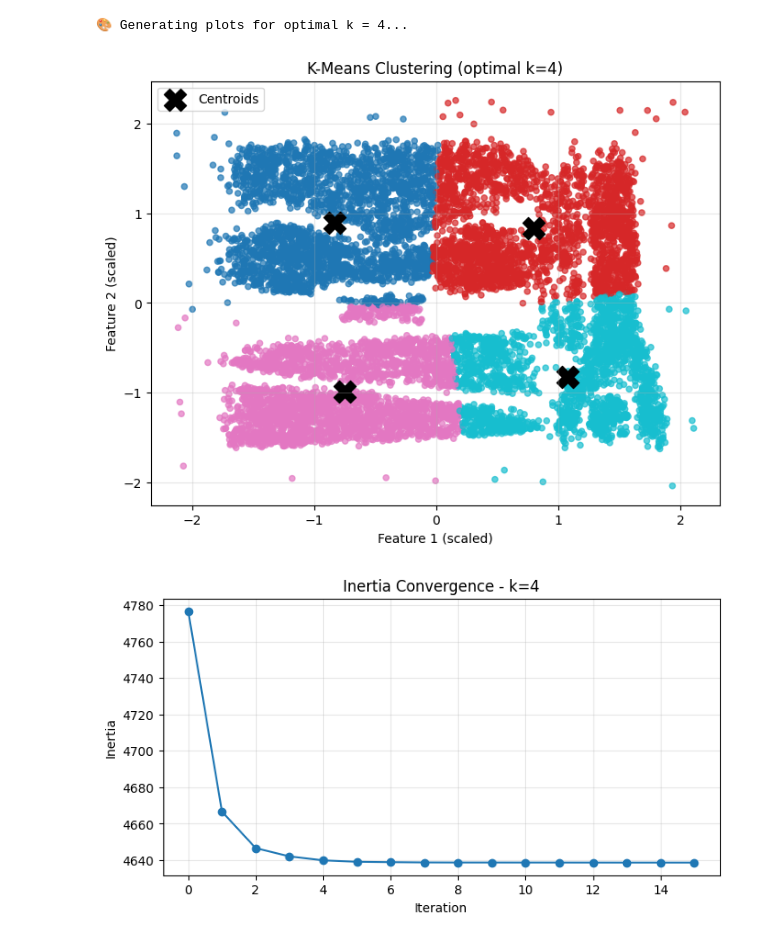
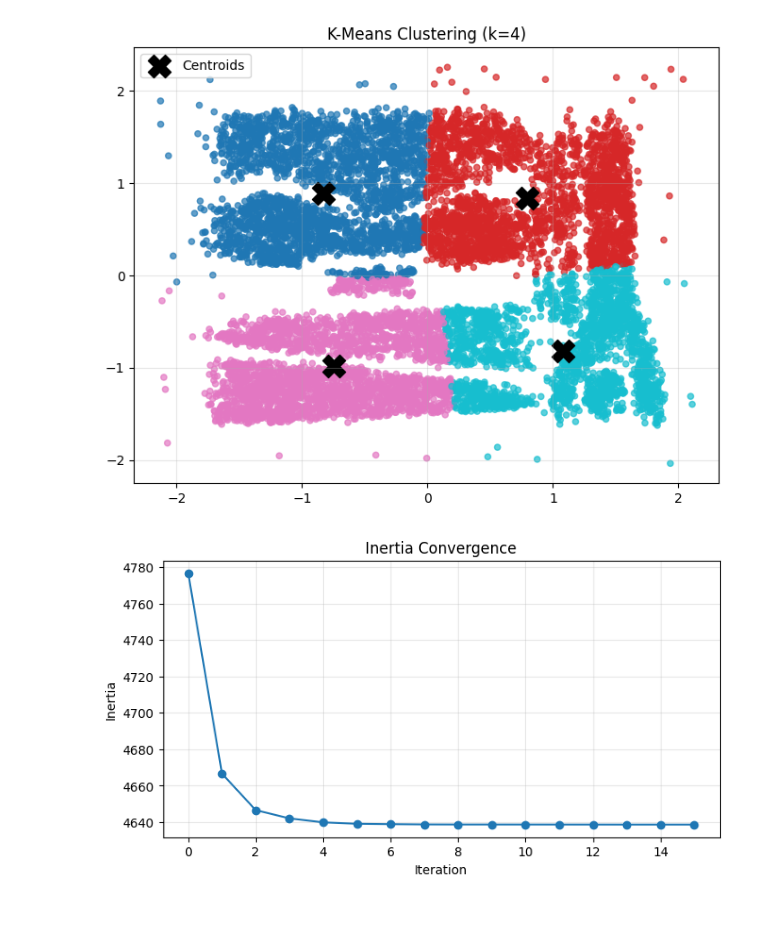
Before and after one commit to Rebiya/KMeans-vs-Density-Clustering, a Jupyter notebook: notebooks/1_kmeans_from_scratch.ipynb, the cells around one changed output. Saved outputs shown, nothing was run; the diff lists cells and outputs as text; code cells hidden in the pictures; blank space fills up the shorter version.

Commit message:
kmeans is improved to better visualization of data and to append metrics

```diff
--- a/notebooks/1_kmeans_from_scratch.ipynb
+++ b/notebooks/1_kmeans_from_scratch.ipynb
@@ -136,44 +152,40 @@ print(f"🏆 OPTIMAL k = {optimal_k} (highest silhouette = {best_sil:.4f})")
 # %%
-print(f"\n🎨 Generating plots for optimal k = {optimal_k}...\n")
-
-# Re-run optimal model (clean run)
+# Re-run optimal model
 centroids, labels, final_inertia, inertia_history = kmeans(
-    X, k=optimal_k, init="kmeans++", random_state=42, verbose=False
+    X, k=optimal_k, init="kmeans++", random_state=42
 )
 
-# 1. Cluster Scatter Plot
+# --- Scatter Plot ---
 plt.figure(figsize=(8, 6))
 plt.scatter(X[:, 0], X[:, 1], c=labels, cmap='tab10', s=20, alpha=0.7)
-plt.scatter(centroids[:, 0], centroids[:, 1], c='black', marker='X', s=300, label='Centroids')
-plt.title(f'K-Means Clustering (optimal k={optimal_k})')
-plt.xlabel('Feature 1 (scaled)')
-plt.ylabel('Feature 2 (scaled)')
+plt.scatter(centroids[:, 0], centroids[:, 1],
+            c='black', marker='X', s=300, label='Centroids')
+plt.title(f'K-Means Clustering (k={optimal_k})')
+plt.grid(alpha=0.3)
 plt.legend()
+plt.show()
+
+# --- Inertia Convergence ---
+plt.figure(figsize=(8, 4))
+plt.plot(inertia_history, marker='o')
+plt.title("Inertia Convergence")
+plt.xlabel("Iteration")
+plt.ylabel("Inertia")
 plt.grid(alpha=0.3)
 plt.show()
 
-# 2. Inertia Convergence (per iteration for optimal k)
+# --- Elbow Plot ---
+k_values = [m["n_clusters"] for m in metrics_list]
+inertias = [m["inertia"] for m in metrics_list]
+
 plt.figure(figsize=(8, 4))
-plt.plot(inertia_history, marker='o')
-plt.title(f'Inertia Convergence - k={optimal_k}')
-plt.xlabel('Iteration')
-plt.ylabel('Inertia')
+plt.plot(k_values, inertias, marker='o')
+plt.axvline(optimal_k, color='red', linestyle='--')
+plt.title("Elbow Method")
+plt.xlabel("k")
+plt.ylabel("Inertia")
 plt.grid(alpha=0.3)
 plt.show()
-
-# 3. Elbow Plot (all k)
-k_values = [m['n_clusters'] for m in metrics_list]
-inertias = [m['inertia'] for m in metrics_list]
-plt.figure(figsize=(8, 4))
-plt.plot(k_values, inertias, marker='o', linewidth=2)
-plt.title('Elbow Method')
-plt.xlabel('Number of Clusters (k)')
-plt.ylabel('Inertia')
-plt.grid(alpha=0.3)
-plt.axvline(x=optimal_k, color='red', linestyle='--', label=f'Optimal k={optimal_k}')
-plt.legend()
-plt.show()
 # %% [output]
-🎨 Generating plots for optimal k = 4...
-[figure, old version]
+[figure, new version]
-[figure, old version]
+[figure, new version]
```
Also changed, not shown: parts of 7 cells of this notebook, 1 other file.
